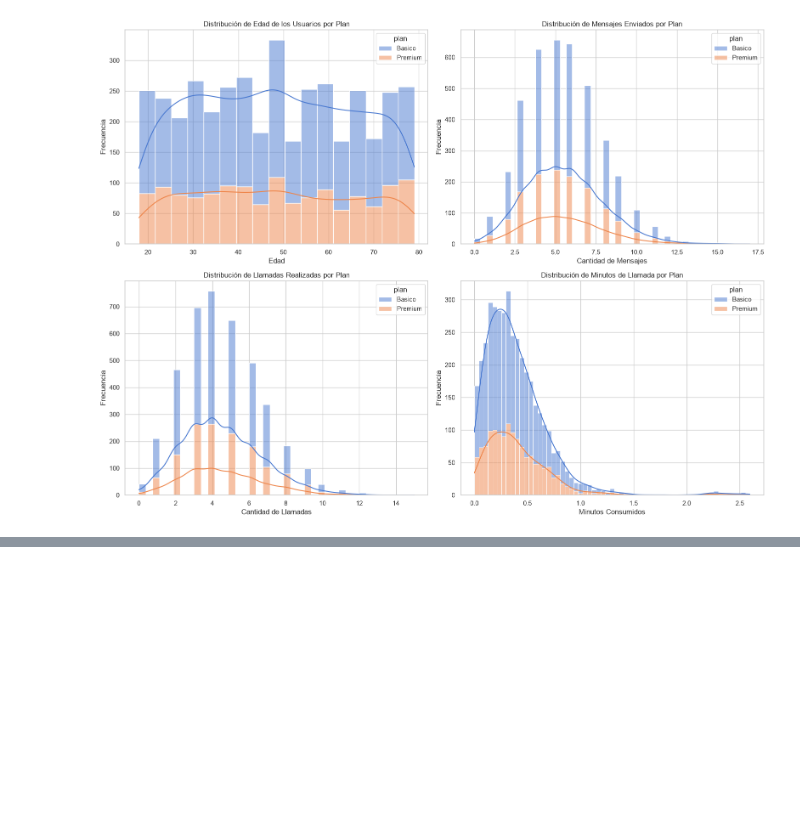
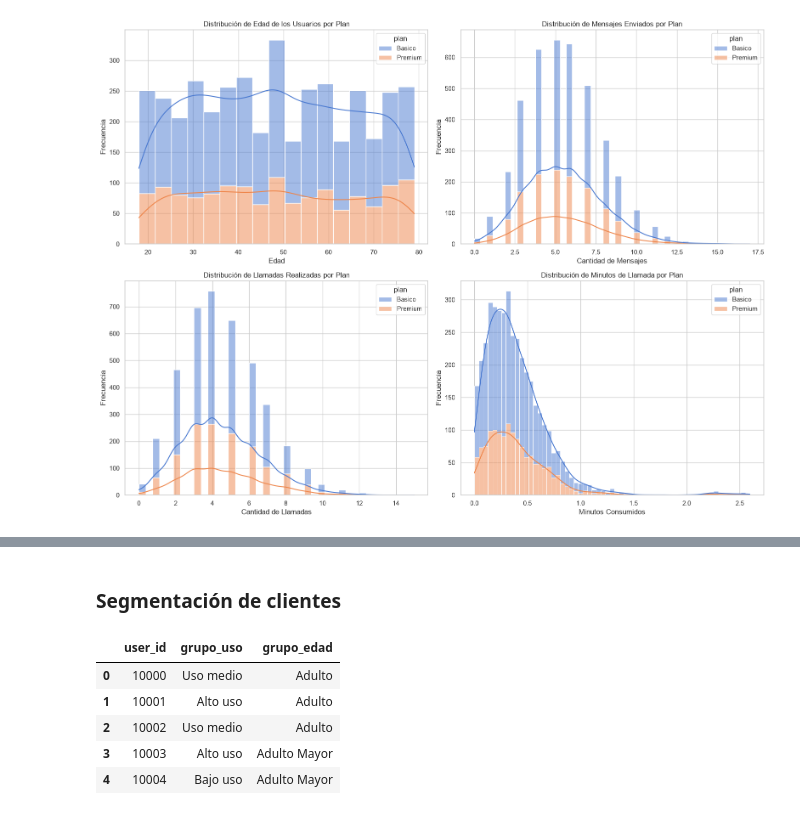
Before and after one commit to EstefGlez/Portafolio-Sprints-TripleTen, a Jupyter notebook: Sprint 7/S7 Version-Estudiante-Project-ConnectaTel.ipynb, the cells around one changed output, grey strips where cells are left out. Drawn from its saved outputs; the diff is of its cells as text; code cells hidden in the pictures; blank space fills up the shorter version.

```diff
--- a/Sprint 7/S7 Version-Estudiante-Project-ConnectaTel.ipynb
+++ b/Sprint 7/S7 Version-Estudiante-Project-ConnectaTel.ipynb
@@ -315,0 +377,22 @@ plt.show()
+# %% [markdown]
+### Segmentación de clientes
+# %%
+# Segmentación por nivel de uso, según volumen de llamadas y mensajes
+user_profile['grupo_uso'] = 'Alto uso'
+user_profile.loc[(user_profile['cant_llamadas'] < 5) & (user_profile['cant_mensajes'] < 5), 'grupo_uso'] = 'Bajo uso'
+user_profile.loc[(user_profile['cant_llamadas'] < 10) & (user_profile['cant_mensajes'] < 10) &
+                 (user_profile['grupo_uso'] != 'Bajo uso'), 'grupo_uso'] = 'Uso medio'
+
+# Segmentación por edad
+user_profile["grupo_edad"] = "Adulto Mayor"
+user_profile.loc[(user_profile["age"] < 30), "grupo_edad"] = "Joven"
+user_profile.loc[(user_profile["age"] < 60) & (user_profile["grupo_edad"] != "Joven"), "grupo_edad"] = "Adulto"
+
+user_profile[["user_id", "grupo_uso", "grupo_edad"]].head()
+# %% [output]
+|  | user_id | grupo_uso | grupo_edad |
+| 0 | 10000 | Uso medio | Adulto |
+| 1 | 10001 | Alto uso | Adulto |
+| 2 | 10002 | Uso medio | Adulto |
+| 3 | 10003 | Alto uso | Adulto Mayor |
+| 4 | 10004 | Bajo uso | Adulto Mayor |
```
Also changed, not shown: parts of 9 cells of this notebook, 4 other files.
